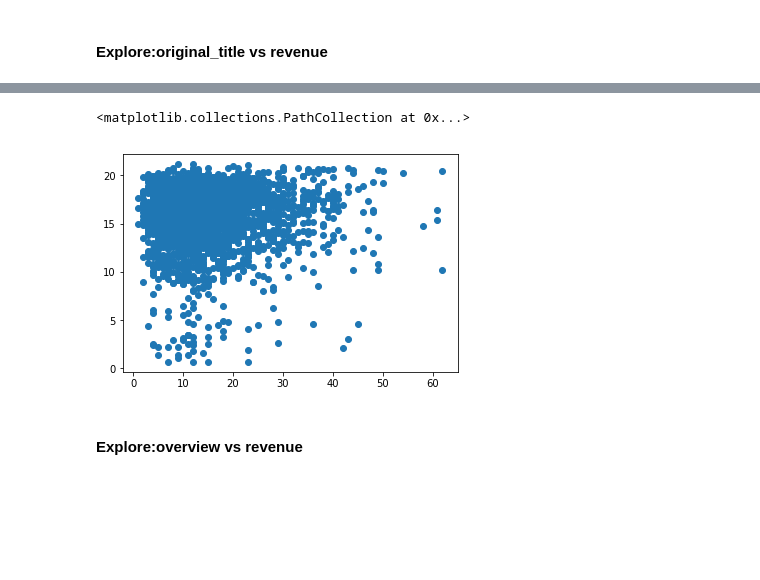
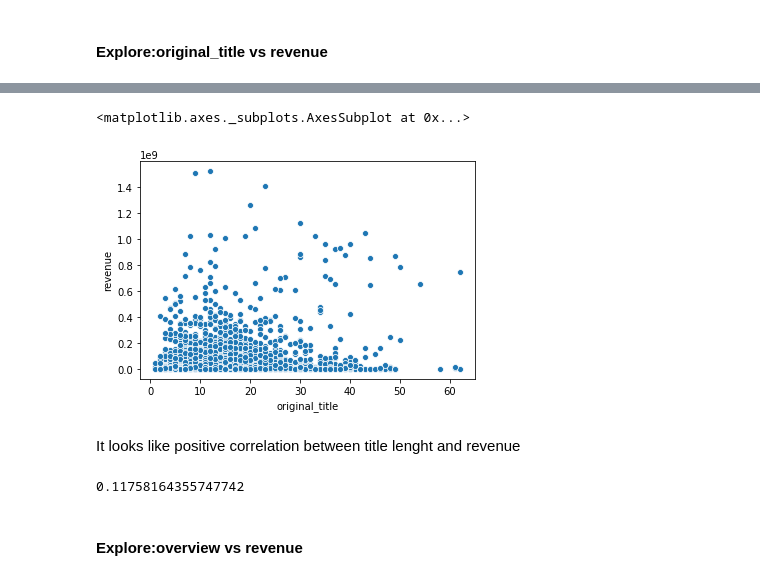
Before and after one commit to sarang0909/Kaggle-TheMovieDatabase, a Jupyter notebook: box_office_prediction.ipynb, the cells around one changed output, grey strips where cells are left out. Drawn from its saved outputs; the diff is of its cells as text; code cells hidden in the pictures; blank space fills up the shorter version.

```diff
--- a/box_office_prediction.ipynb
+++ b/box_office_prediction.ipynb
@@ -122,0 +187,8 @@ revenue                  3000 non-null int64   revenue earned by the movie,this
+# %%
+train,test = clean_dictionary_features('genres',train,test)
+train,test = clean_dictionary_features('production_companies',train,test)
+train,test = clean_dictionary_features('production_countries',train,test)
+train,test = clean_dictionary_features('spoken_languages',train,test)
+train,test = clean_dictionary_features('Keywords',train,test)
+train,test = clean_dictionary_features('cast',train,test)
+train,test = clean_dictionary_features('crew',train,test)
@@ -141,0 +241,3 @@ title,poster path etc.I don't think this feature with so many empty values will
+# %%
+train['got_collection'] = train['belongs_to_collection'].apply(lambda x:0 if pd.isnull(x) else 1)
+test['got_collection'] = test['belongs_to_collection'].apply(lambda x:0 if pd.isnull(x) else 1)
@@ -444,0 +329,3 @@ English(en),Chinese(zh),Turkish(tr) movies have high revenue per movie compared
+# %%
+train['belongs_to_three_lang'] = train.original_language.apply(lambda x:1 if str(x) in['en','zh','tr'] else 0)
+test['belongs_to_three_lang'] = test.original_language.apply(lambda x:1 if str(x) in['en','zh','tr'] else 0)
@@ -444,0 +336,5 @@ English(en),Chinese(zh),Turkish(tr) movies have high revenue per movie compared
+# %%
+le = LabelEncoder()
+le.fit(list(train['original_language'].fillna('')) + list(test['original_language'].fillna('')))
+train['original_language_encoded'] = le.transform(train['original_language'].fillna('').astype(str))
+test['original_language_encoded'] = le.transform(test['original_language'].fillna('').astype(str))
@@ -454,6 +352,8 @@ freq                         2
 Name: original_title, dtype: object
 # %%
-plt.scatter(x=train_explr.original_title.str.len(),y=np.log1p(train_explr.revenue.values))
+sns.scatterplot(x=train.original_title.str.len(),y=train.revenue)
 # %% [output]
-<matplotlib.collections.PathCollection at 0x...>
+<matplotlib.axes._subplots.AxesSubplot at 0x...>
-[figure, old version]
+[figure, new version]
+# %% [markdown]
+It looks like positive correlation between title lenght and revenue
@@ -459,0 +363,4 @@ plt.scatter(x=train_explr.original_title.str.len(),y=np.log1p(train_explr.revenu
+# %%
+train.revenue.corr(train.original_title_length)
+# %% [output]
+0.11758164355747742
```
Also changed, not shown: parts of 201 cells of this notebook, 1 other file.
